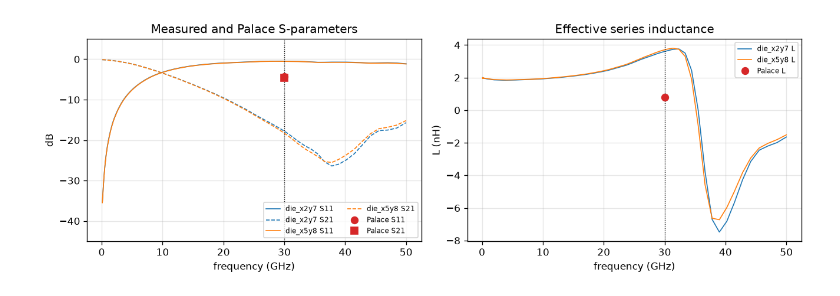
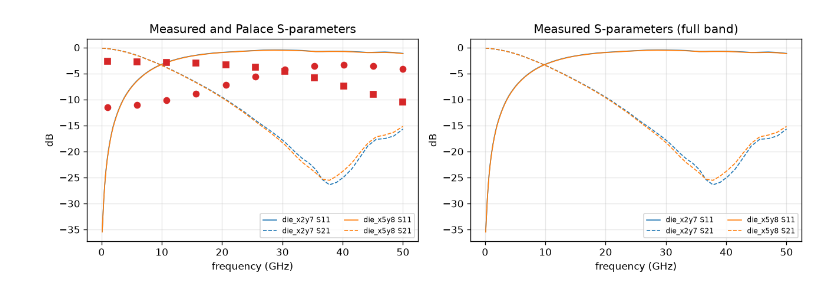
Before and after one commit to EpsilonForge/gsim, a Jupyter notebook: IHP-validation/notebook.ipynb, the cells around one changed output. Cells and saved outputs as stored; diff of their text form; code cells hidden in the pictures.

```diff
--- a/IHP-validation/notebook.ipynb
+++ b/IHP-validation/notebook.ipynb
@@ -104,0 +87,18 @@ die_x5y8               -0.54    -18.29    3.711    -1.32
+# %%
+fig, axes = plt.subplots(1, 2, figsize=(11, 4))
+for label, color in (("die_x2y7", "C0"), ("die_x5y8", "C1")):
+    f, l, q, s = measured[label]
+    axes[0].plot(f, l, color=color, lw=1.0, label=f"measured {label}")
+    axes[1].plot(f, q, color=color, lw=1.0, label=f"measured {label}")
+f_p = np.array([row[0] for row in palace])
+axes[0].plot(f_p, [row[1] for row in palace], "o-", color="C3", label="Palace")
+axes[1].plot(f_p, [row[2] for row in palace], "o-", color="C3", label="Palace")
+for ax in axes:
+    ax.axvline(30, color="k", lw=0.8, ls=":")
+    ax.grid(alpha=0.3)
+    ax.set(xlabel="frequency (GHz)")
+    ax.legend(fontsize=8)
+axes[0].set(title="Extracted series inductance", ylabel="L (nH)")
+axes[1].set(title="Extracted quality factor", ylabel="Q")
+fig.tight_layout()
+plt.show()
@@ -105,55 +107,23 @@ die_x5y8               -0.54    -18.29    3.711    -1.32
 # %%
+# S-parameter comparison at the target frequency and near the measured SRF
 fig, axes = plt.subplots(1, 2, figsize=(11, 3.8))
-
-# Measured frequency sweeps
 for label, color in (("die_x2y7", "C0"), ("die_x5y8", "C1")):
-    n = measured_network(label)
-    axes[0].plot(
-        n.f / 1e9,
-        20 * np.log10(np.abs(n.s[:, 0, 0])),
-        color=color,
-        lw=1.0,
-        label=f"{label} S11",
-    )
-    axes[0].plot(
-        n.f / 1e9,
-        20 * np.log10(np.abs(n.s[:, 1, 0])),
-        color=color,
-        lw=1.0,
-        ls="--",
-        label=f"{label} S21",
-    )
-    # L/Q across the measured band (documented effective extraction)
-    z0_meas = float(np.real(np.asarray(n.z0).reshape(-1)[0]))
-    z = 2.0 * z0_meas * (1.0 - n.s[:, 1, 0]) / n.s[:, 1, 0]
-    f = n.f
-    axes[1].plot(
-        f / 1e9, z.imag / (2 * np.pi * f) * 1e9, color=color, lw=1.0, label=f"{label} L"
-    )
-axes[0].axvline(30, color="k", lw=0.8, ls=":")
-axes[1].axvline(30, color="k", lw=0.8, ls=":")
-
-# Palace at 30 GHz
-axes[0].plot(
-    [30], [20 * np.log10(abs(sim_s[0, 0]))], "o", ms=7, color="C3", label="Palace S11"
-)
-axes[0].plot(
-    [30], [20 * np.log10(abs(sim_s[1, 0]))], "s", ms=7, color="C3", label="Palace S21"
-)
-axes[1].plot([30], [sim_l], "o", ms=7, color="C3", label="Palace L")
-
-axes[0].set(
-    title="Measured and Palace S-parameters", xlabel="frequency (GHz)", ylabel="dB"
-)
-axes[0].set_ylim(-45, 5)
+    f, l, q, s = measured[label]
+    axes[0].plot(f, 20*np.log10(np.abs(s[:, 0, 0])), color=color, lw=1.0, label=f"{label} S11")
+    axes[0].plot(f, 20*np.log10(np.abs(s[:, 1, 0])), color=color, lw=1.0, ls="--", label=f"{label} S21")
+    axes[1].plot(f, 20*np.log10(np.abs(s[:, 0, 0])), color=color, lw=1.0, label=f"{label} S11")
+    axes[1].plot(f, 20*np.log10(np.abs(s[:, 1, 0])), color=color, lw=1.0, ls="--", label=f"{label} S21")
+for i, f_ghz in enumerate(np.asarray(sp.freq, dtype=float)):
+    s = b.s_matrix(sp, i)
+    axes[0].plot([f_ghz], [20*np.log10(abs(s[0,0]))], "o", color="C3")
+    axes[0].plot([f_ghz], [20*np.log10(abs(s[1,0]))], "s", color="C3")
+axes[0].set(title="Measured and Palace S-parameters", xlabel="frequency (GHz)", ylabel="dB")
 axes[0].legend(fontsize=7, ncol=2)
 axes[0].grid(alpha=0.3)
-axes[1].set(
-    title="Effective series inductance", xlabel="frequency (GHz)", ylabel="L (nH)"
-)
-axes[1].legend(fontsize=7)
+axes[1].set(title="Measured S-parameters (full band)", xlabel="frequency (GHz)", ylabel="dB")
+axes[1].legend(fontsize=7, ncol=2)
 axes[1].grid(alpha=0.3)
 fig.tight_layout()
 plt.show()
 # %% [output]
-[figure, old version]
+[figure, new version]
```
Also changed, not shown: parts of 11 cells of this notebook, 6 other files.
